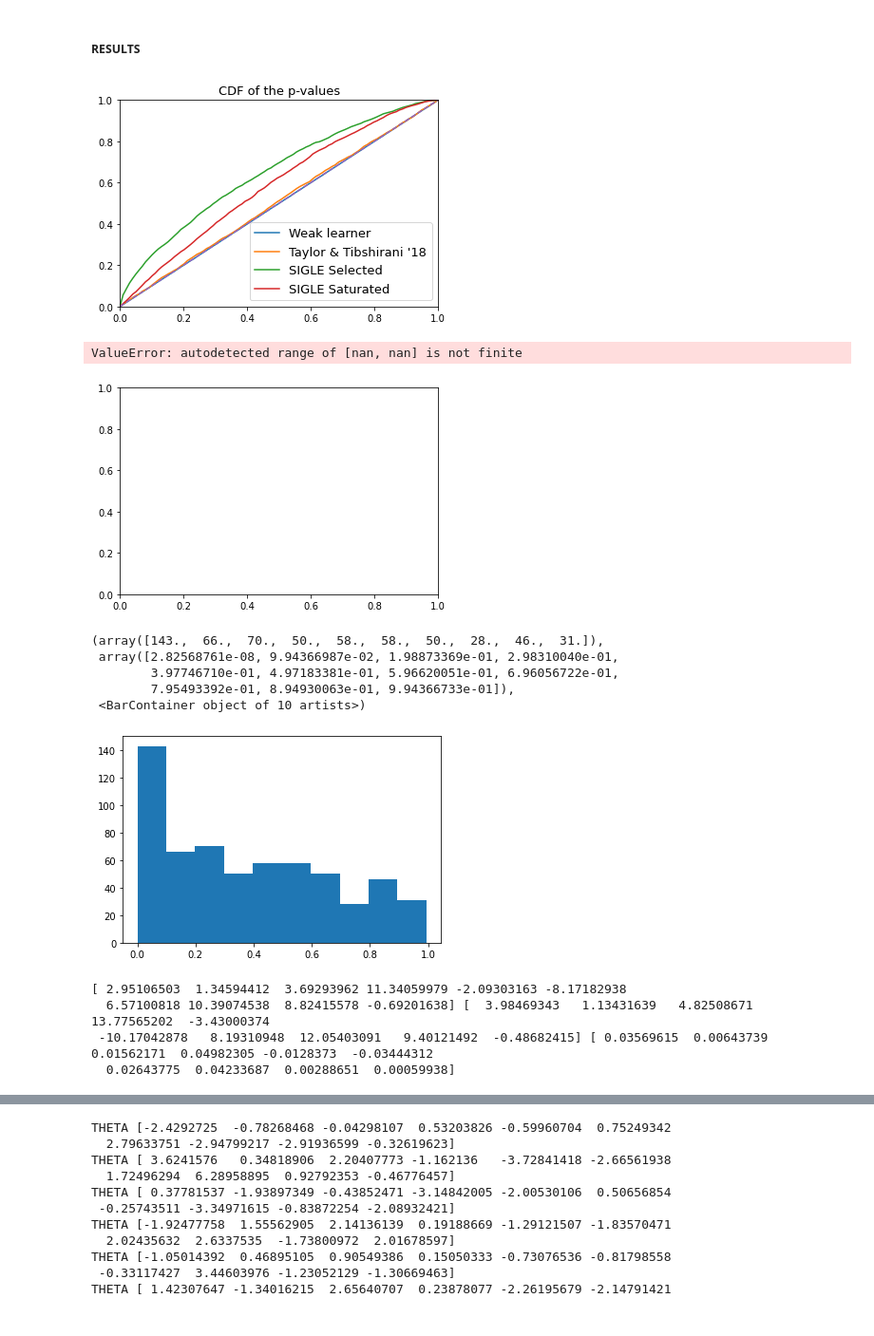
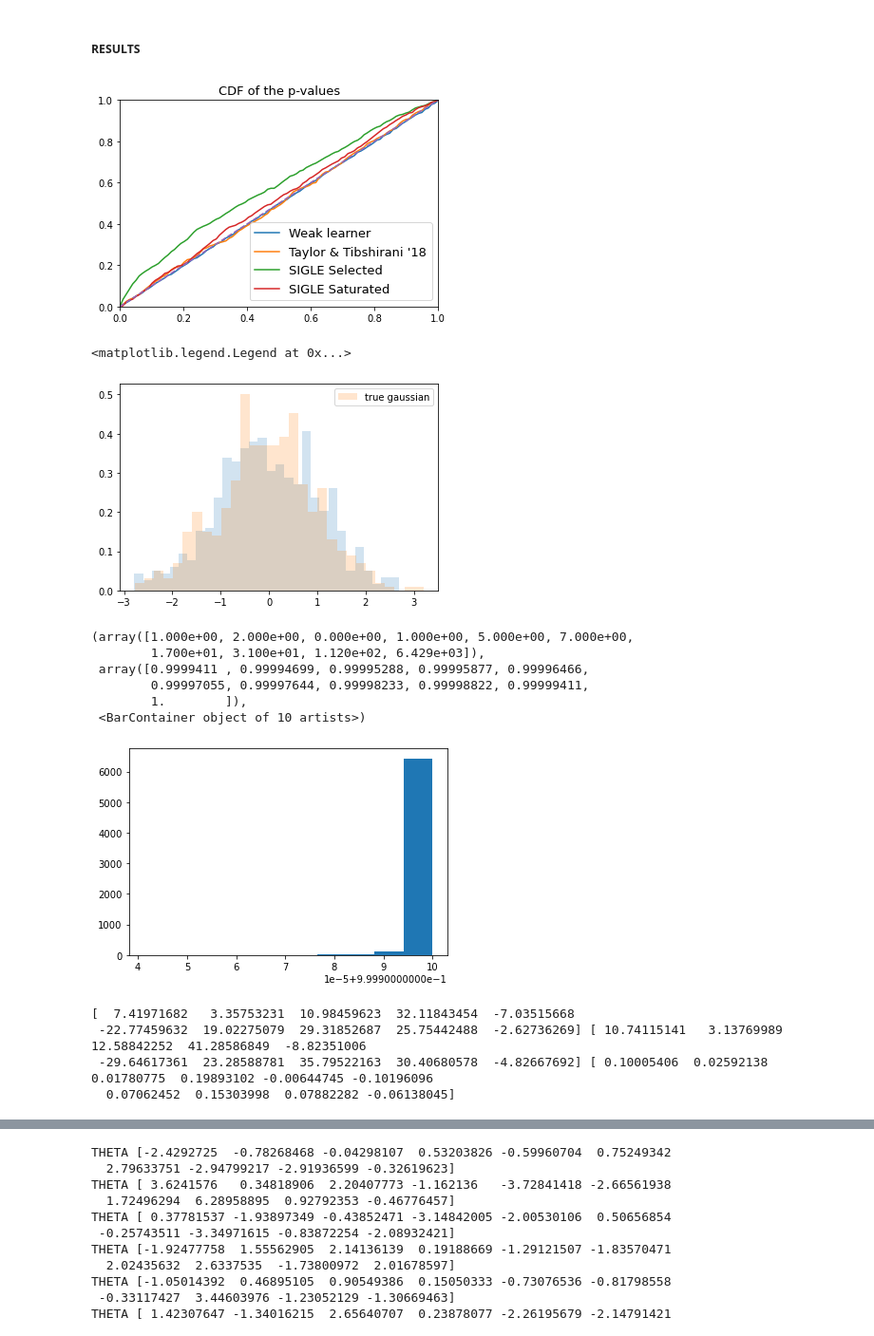
Before and after one commit to quentin-duchemin/SIGLE, a Jupyter notebook: SIGLE.ipynb, the cells around one changed output, grey strips where cells are left out. Shown at 95% size. Cells and saved outputs as stored; diff of their text form; code cells hidden in the pictures.

```diff
--- a/SIGLE.ipynb
+++ b/SIGLE.ipynb
@@ -102,7 +102,9 @@ truetheta = np.zeros(p)
 truetheta[:d] = theta
 
 np.random.seed(1)
-X = np.random.normal(0,1,(n,p))
+
+rescale = 2*np.sqrt(n)/p
+X = rescale * np.random.normal(0,1,(n,p))
 #X /= np.tile(np.linalg.norm(X,axis=0),(n,1))
 matXtrue = X[:,:d]
 
@@ -117,6 +119,6 @@ print('Size selected support: ', len(M))
 
 
 # definition of the null distribution
-thetanull = np.copy(truetheta)
+thetanull = np.zeros(p)
 signull = sigmoid(X @ thetanull)
 # %% [output]
@@ -130,9 +132,9 @@ If $n\geq17$, *SEI_sampling* should be set to *True* to avoid computational issu
 # %%
 SEI_sampling = True
 if SEI_sampling:
-    states = SEI_by_sampling(sig, X, lamb, M)
+    states = SEI_by_sampling(sig, X, lamb, M, nb_ite=1000)
     if (np.abs(signull - sig)>1e-3).any():
-        statesnull = SEI_by_sampling(signull, X, lamb, M)
+        statesnull = SEI_by_sampling(signull, X, lamb, M, nb_ite=1000)
     else:
         statesnull = np.copy(states)
 else:
@@ -167,7 +169,7 @@ print('Number of states in the selection event: ', len(states))
 n,p = np.shape(X)
 matXtrue = X[:,M]
 tildeGN_12, barpi = params_saturated(signull, matXtrue, statesnull)
-net, loss_values = train_network(matXtrue,max(1,truetheta[0]),nb_epochs=6000)
+#net, loss_values = train_network(matXtrue/rescale**2,max(1,truetheta[0]),nb_epochs=700,lrstart=0.1,lrdecay_step=80)
 # %% [markdown]
 ##### P-values from the weak learner
 # %%
@@ -185,59 +187,65 @@ lspvals_tay = pval_taylor(states,X,lamb,M,show_distributions=False, thetanull =
 # %%
 lists_pvalues = [lspvals_naive, lspvals_tay, lspvals_selec, lspvals_sat]
 names = ['Weak learner', "Taylor & Tibshirani '18", 'SIGLE Selected', 'SIGLE Saturated']
-plot_cdf_pvalues(lists_pvalues, names, name_figsave='test.png')
+plot_cdf_pvalues(lists_pvalues, names, name_figsave='global_null.png')
 # %% [output]
-[figure, old version]
+[figure, new version]
 # %%
 matXtrue = X[:,M]
 rho = matXtrue.T @ barpi.T
-tildetheta = net(torch.from_numpy(rho.T).float())
-tildetheta = tildetheta.detach().numpy()
+try:
+    tildetheta = net(torch.from_numpy(rho.T).float())
+    tildetheta = tildetheta.detach().numpy()
+except:
+    model = LogitRegressionContinuous()
+    model.fit(matXtrue, barpi)
+    tildetheta = model.coef_
 tildeGN = matXtrue.T @ np.diag(barpi*(np.ones(n)-barpi)) @ matXtrue
 usvd,s,vt = np.linalg.svd(tildeGN)
 tildeGN_12 = usvd @ np.diag(1/np.sqrt(s)) @ vt
 GNtilde = matXtrue.T @ np.diag(sigmoid1(matXtrue @ tildetheta)) @ matXtrue
 VN = tildeGN_12 @ GNtilde
 
 lsstat = []
 u  = np.random.normal(0,1,len(M))
 u /= np.linalg.norm(u)
 u = np.zeros(len(M))
 u[0] = 1
 lspvals_selec = []
 for i in range(len(states)):
     y = np.array(states[i])
     # selected
     model = LogisticRegression(C=10000, solver='liblinear', fit_intercept=False)
     model.fit(matXtrue, y)
     theta = model.coef_[0]
     stat = u.T @ VN @ (theta - tildetheta)
     lsstat.append(stat)
     stat2 = np.linalg.norm( VN @ (theta - tildetheta))**2
     lspvals_selec.append(1-scipy.stats.chi2.cdf(stat2, len(M)))
 a= plt.hist(lsstat, density=True, alpha=0.2, bins=30)
 b = np.random.normal(0,1,500)
 c = plt.hist(b,density=True, bins=30, alpha=0.2, label='true gaussian')
 plt.legend()
 # %% [output]
-ValueError: autodetected range of [nan, nan] is not finite
+<matplotlib.legend.Legend at 0x...>
-[figure, old version]
+[figure, new version]
 # %%
 plt.hist(lspvals_selec)
 # %% [output]
-(array([143.,  66.,  70.,  50.,  58.,  58.,  50.,  28.,  46.,  31.]),
- array([2.82568761e-08, 9.94366987e-02, 1.98873369e-01, 2.98310040e-01,
-        3.97746710e-01, 4.97183381e-01, 5.96620051e-01, 6.96056722e-01,
-        7.95493392e-01, 8.94930063e-01, 9.94366733e-01]),
+(array([1.000e+00, 2.000e+00, 0.000e+00, 1.000e+00, 5.000e+00, 7.000e+00,
+        1.700e+01, 3.100e+01, 1.120e+02, 6.429e+03]),
+ array([0.9999411 , 0.99994699, 0.99995288, 0.99995877, 0.99996466,
+        0.99997055, 0.99997644, 0.99998233, 0.99998822, 0.99999411,
+        1.        ]),
  <BarContainer object of 10 artists>)
-[figure, old version]
+[figure, new version]
 # %%
 rho = matXtrue.T @ barpi
-tildetheta = net(torch.from_numpy(rho.T).float())
+tildetheta = net(torch.from_numpy(rho.T/rescale**2).float())
 the = tildetheta.detach().numpy()
-print(rho, matXtrue.T @sigmoid(matXtrue @ (the)), the)
+print(rho, matXtrue.T @sigmoid(matXtrue @ (the)/rescale**2), the)
 # %% [output]
-[ 2.95106503  1.34594412  3.69293962 11.34059979 -2.09303163 -8.17182938
-  6.57100818 10.39074538  8.82415578 -0.69201638] [  3.98469343   1.13431639   4.82508671  13.77565202  -3.43000374
- -10.17042878   8.19310948  12.05403091   9.40121492  -0.48682415] [ 0.03569615  0.00643739  0.01562171  0.04982305 -0.0128373  -0.03444312
-  0.02643775  0.04233687  0.00288651  0.00059938]
+[  7.41971682   3.35753231  10.98459623  32.11843454  -7.03515668
+ -22.77459632  19.02275079  29.31852687  25.75442488  -2.62736269] [ 10.74115141   3.13769989  12.58842252  41.28586849  -8.82351006
+ -29.64617361  23.28588781  35.79522163  30.40680578  -4.82667692] [ 0.10005406  0.02592138  0.01780775  0.19893102 -0.00644745 -0.10196096
+  0.07062452  0.15303998  0.07882282 -0.06138045]
```
Also changed, not shown: parts of 4 cells of this notebook, 4 other files.
